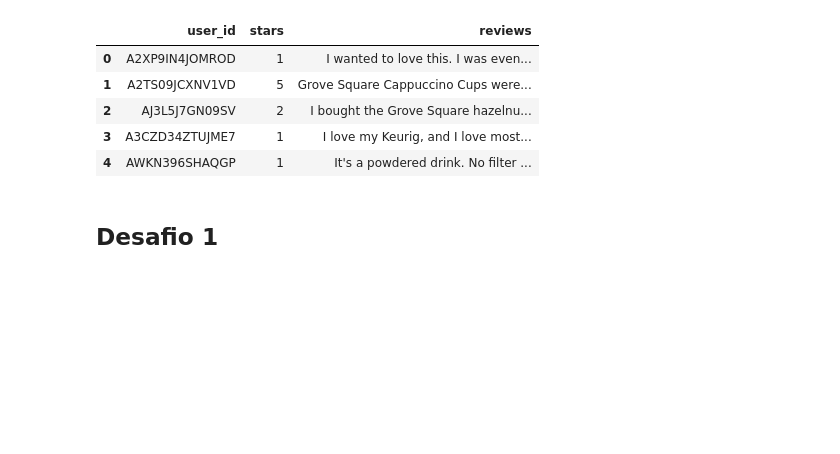
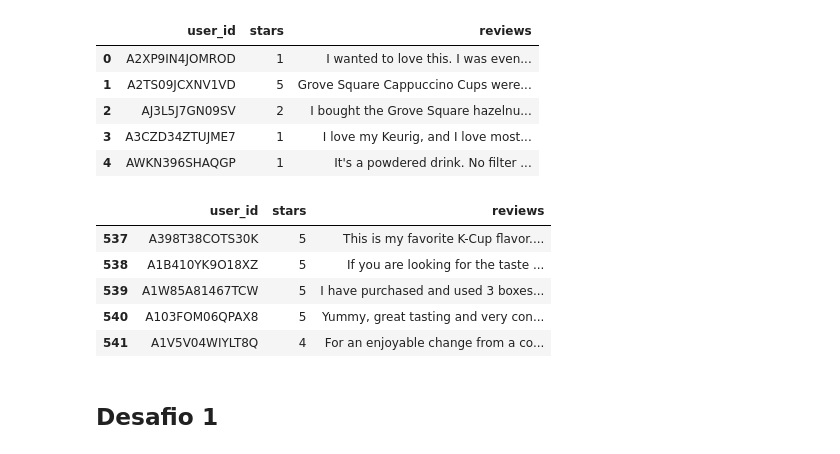
Before and after one commit to barrosm/text_mining, a Jupyter notebook: aula_20191123_machine_learning_com_nlp.ipynb, the cells around one changed output. Saved outputs shown, nothing was run; the diff lists cells and outputs as text; code cells hidden in the pictures; blank space fills up the shorter version.

```diff
--- a/aula_20191123_machine_learning_com_nlp.ipynb
+++ b/aula_20191123_machine_learning_com_nlp.ipynb
@@ -39,6 +39,15 @@ data.head()
 | 2 | AJ3L5J7GN09SV | 2 | I bought the Grove Square hazelnu... |
 | 3 | A3CZD34ZTUJME7 | 1 | I love my Keurig, and I love most... |
 | 4 | AWKN396SHAQGP | 1 | It's a powdered drink. No filter ... |
+# %%
+data.tail()
+# %% [output]
+|  | user_id | stars | reviews |
+| 537 | A398T38COTS30K | 5 | This is my favorite K-Cup flavor.... |
+| 538 | A1B410YK9O18XZ | 5 | If you are looking for the taste ... |
+| 539 | A1W85A81467TCW | 5 | I have purchased and used 3 boxes... |
+| 540 | A103FOM06QPAX8 | 5 | Yummy, great tasting and very con... |
+| 541 | A1V5V04WIYLT8Q | 4 | For an enjoyable change from a co... |
 # %% [markdown]
 ## Desafio 1 ##
 # %% [markdown]
```
Also changed, not shown: parts of 18 cells of this notebook.
